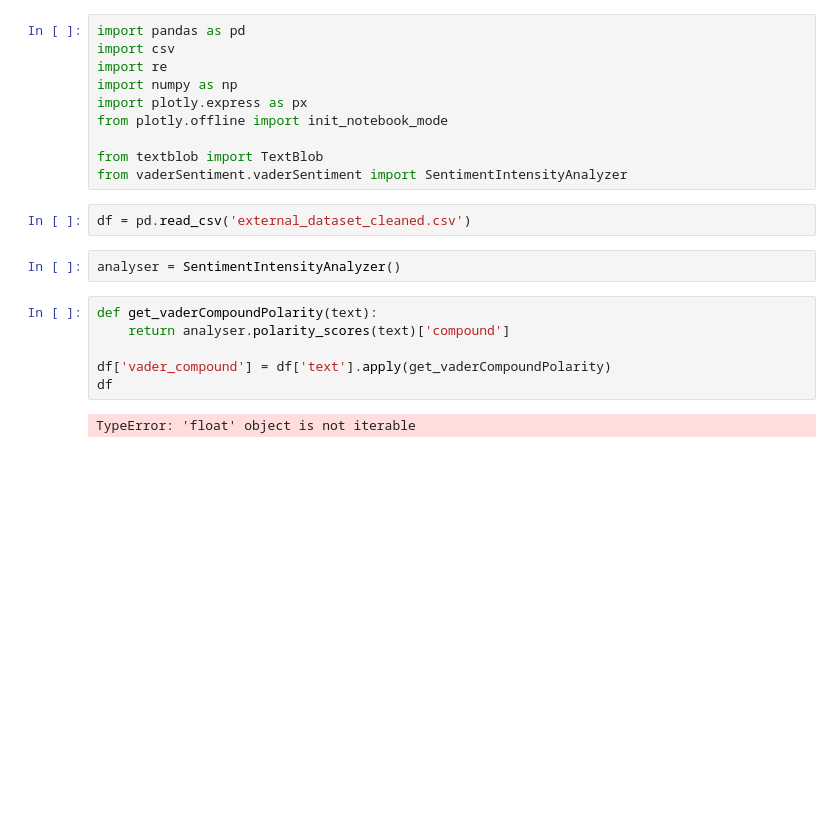
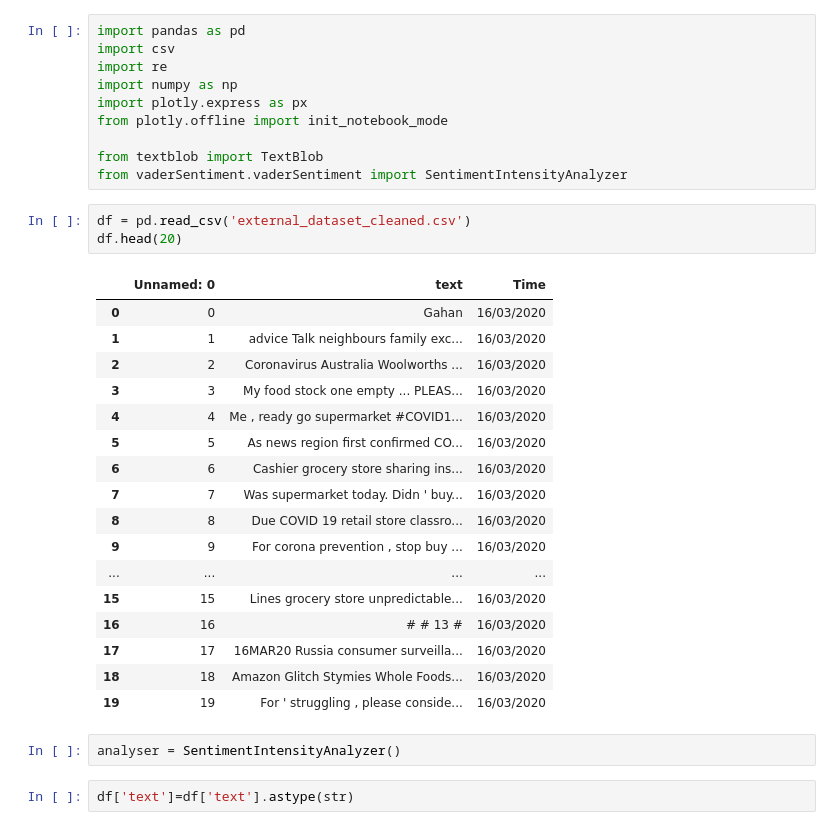
Before and after one commit to nicolxs/NUST-DARA, a Jupyter notebook: SSH-NX/Hackathon 2/ExternalDataSentimentAnalysis.ipynb, the cells around one changed output. Saved outputs shown, nothing was run; the diff lists cells and outputs as text; blank space fills up the shorter version.

```diff
--- a/SSH-NX/Hackathon 2/ExternalDataSentimentAnalysis.ipynb
+++ b/SSH-NX/Hackathon 2/ExternalDataSentimentAnalysis.ipynb
@@ -10,13 +10,26 @@ from textblob import TextBlob
 from vaderSentiment.vaderSentiment import SentimentIntensityAnalyzer
 # %%
 df = pd.read_csv('external_dataset_cleaned.csv')
+df.head(20)
+# %% [output]
+|  | Unnamed: 0 | text | Time |
+| 0 | 0 | Gahan | 16/03/2020 |
+| 1 | 1 | advice Talk neighbours family exc... | 16/03/2020 |
+| 2 | 2 | Coronavirus Australia Woolworths ... | 16/03/2020 |
+| 3 | 3 | My food stock one empty ... PLEAS... | 16/03/2020 |
+| 4 | 4 | Me , ready go supermarket #COVID1... | 16/03/2020 |
+| 5 | 5 | As news region first confirmed CO... | 16/03/2020 |
+| 6 | 6 | Cashier grocery store sharing ins... | 16/03/2020 |
+| 7 | 7 | Was supermarket today. Didn ' buy... | 16/03/2020 |
+| 8 | 8 | Due COVID 19 retail store classro... | 16/03/2020 |
+| 9 | 9 | For corona prevention , stop buy ... | 16/03/2020 |
+| ... | ... | ... | ... |
+| 15 | 15 | Lines grocery store unpredictable... | 16/03/2020 |
+| 16 | 16 | # # 13 # | 16/03/2020 |
+| 17 | 17 | 16MAR20 Russia consumer surveilla... | 16/03/2020 |
+| 18 | 18 | Amazon Glitch Stymies Whole Foods... | 16/03/2020 |
+| 19 | 19 | For ' struggling , please conside... | 16/03/2020 |
 # %%
 analyser = SentimentIntensityAnalyzer()
-# %%
-def get_vaderCompoundPolarity(text):
-    return analyser.polarity_scores(text)['compound']
-
-df['vader_compound'] = df['text'].apply(get_vaderCompoundPolarity)
-df
-# %% [output]
-TypeError: 'float' object is not iterable
+# %%
+df['text']=df['text'].astype(str)
```
Also changed, not shown: parts of 5 cells of this notebook, 2 other files.
